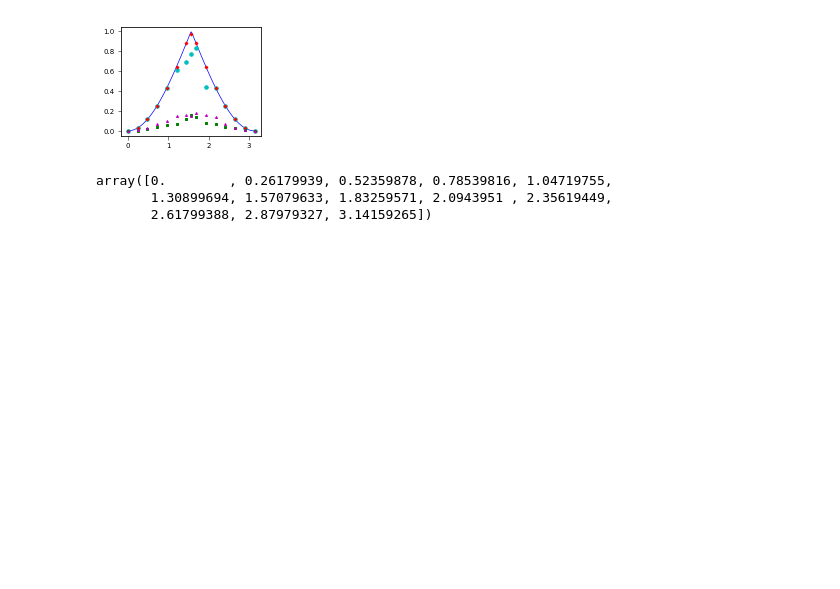
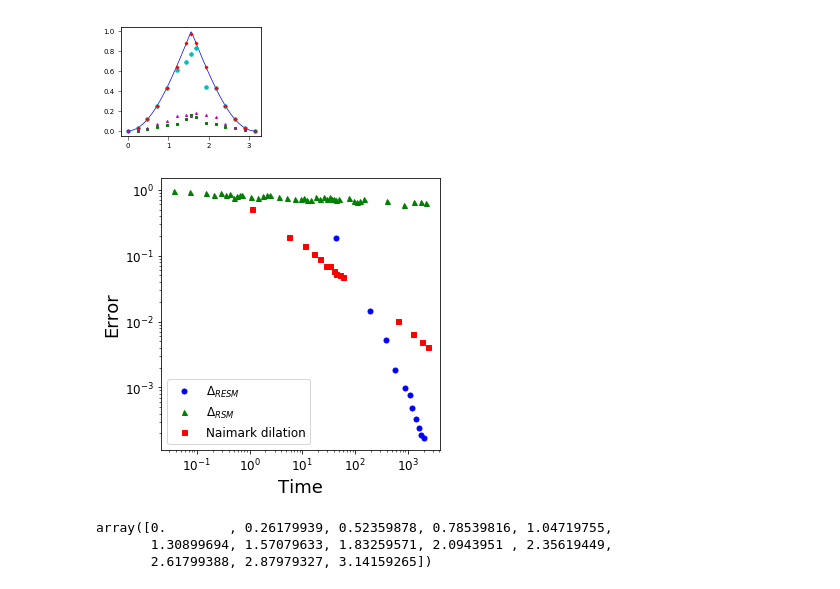
Before and after one commit to estebanmv/Random-Sampling-Extremal-POVMs, a Jupyter notebook: DisplacedPlot.ipynb, the cells around one changed output. Cells and saved outputs as stored; diff of their text form; code cells hidden in the pictures; blank space fills up the shorter version.

Commit message:
Guardo datos

```diff
--- a/DisplacedPlot.ipynb
+++ b/DisplacedPlot.ipynb
@@ -240,6 +240,35 @@ plt.savefig("Qubit1-10ext.pdf")
 plt.show()
 # %% [output]
 [figure]
+# %%
+frsm = pd.read_csv('Qubit-testsFisherVariousInt.dat',header=None)
+tfrsm = pd.read_csv('tiemposQubitRSM.dat',header=None)
+tExt = pd.read_csv('/home/estebanmv/Documents/metrologylargo/datos/tiemposExtremales.dat',sep='\n',header=None)
+chin = pd.read_csv('/home/estebanmv/Documents/metrologylargo/datos/effdat.dat',sep='\n',header=None)
+# %%
+tBrF = pd.read_csv('/home/estebanmv/Documents/metrologylargo/datos/tiemposBrutalF.dat',sep='\n',header=None)
+bf = pd.read_csv('/home/estebanmv/Documents/metrologylargo/datos/bruteforcedat.dat',sep='\n',header=None)
+asymErr = pd.read_csv('/home/estebanmv/Documents/metrologylargo/datos/bruteforcedat_asymptotic.dat',sep='\n',header=None)
+asymT = pd.read_csv('/home/estebanmv/Documents/metrologylargo/datos/tiemposBFasymptotic.dat',sep='\n',header=None)
+bf = bf.append(1-asymErr)
+tBrF = tBrF.append(asymT)
+# %%
+plt.figure(figsize= (5,5))
+x = [1,5,10,15,20,25,30,35,40,45,50]
+dots1, = plt.loglog(tfrsm,1-frsm,"g^",markersize=5)
+dots2, = plt.loglog(tExt,1-chin.iloc[:], "bo",markersize=5)
+dots3, = plt.loglog(tBrF, 1-bf.iloc[:], "rs", markersize=5)
+plt.xlabel('Time', fontsize=18)
+plt.ylabel('Error', fontsize=18)
+plt.legend([dots2,dots1,dots3], ['$\Delta_{RESM}$','$\Delta_{RSM}$','Naimark dilation'],loc=3, fontsize=12)
+#plt.legend([dots2,dots1], ['      ','      '],loc=3, fontsize=5, frameon = False)
+plt.tick_params(labelsize=12)#,width=0.5)
+
+#plt.legend((dots1),('Algorithm'), scatterpoints=1)
+plt.savefig('timesRSMvsRESM.pdf')
+plt.show()
+# %% [output]
+[figure, added]
 # %%
 np.linspace(0,np.pi,13)
 # %% [output]
```
Also changed, not shown: 4 other files.
